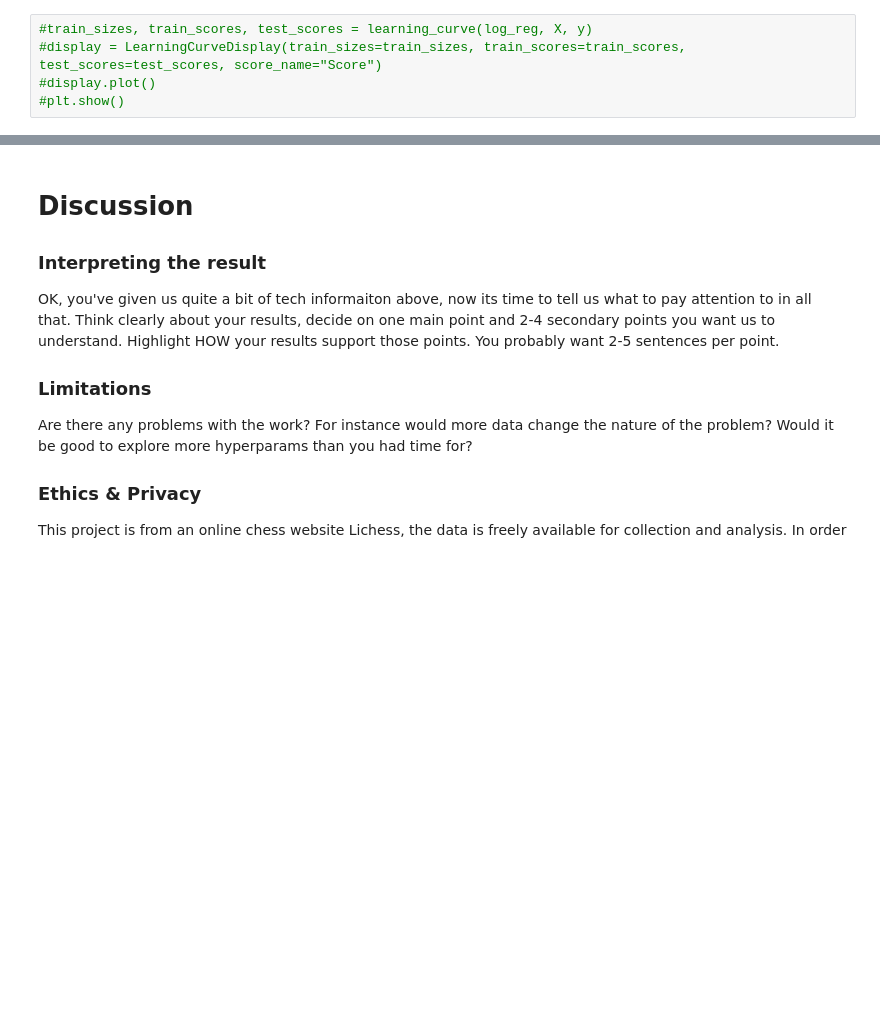
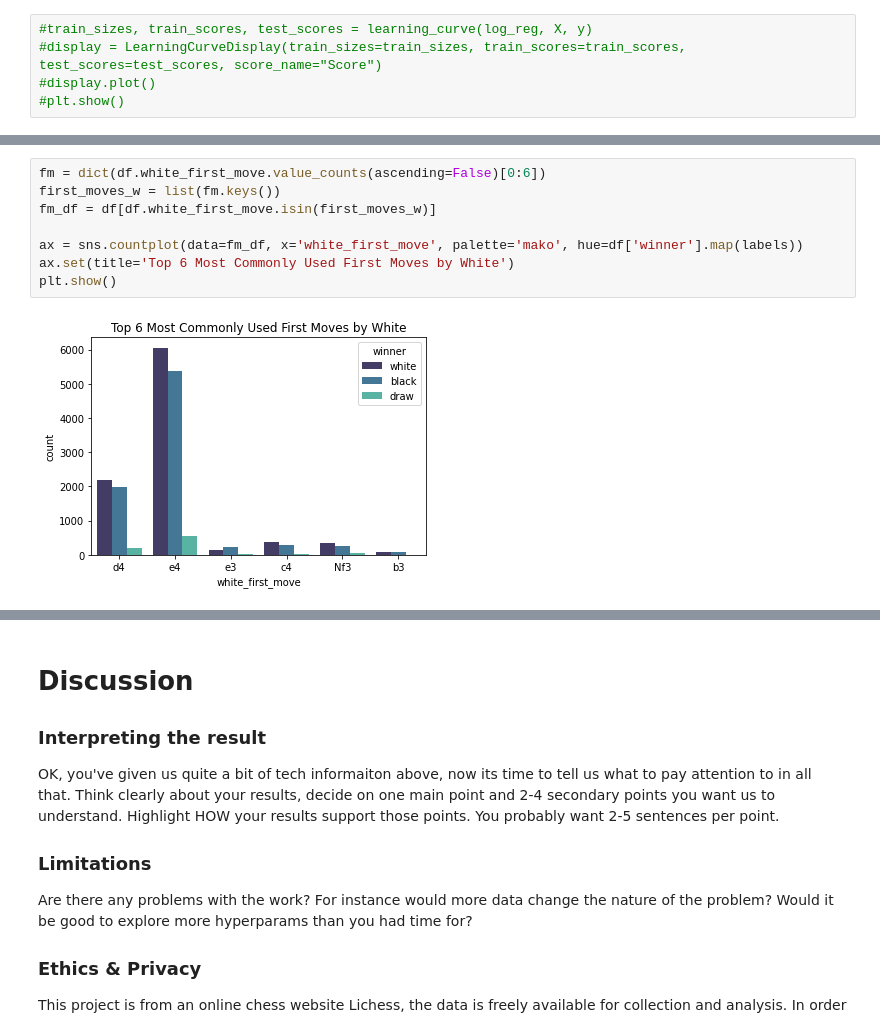
Before and after one commit to kalampark/Lichess-analysis-and-winner-prediction, a Jupyter notebook: FinalProjectGroup037-Wi23.ipynb, the cells around one changed output, grey strips where cells are left out. Saved outputs shown, nothing was run; the diff lists cells and outputs as text; blank space fills up the shorter version.

```diff
--- a/FinalProjectGroup037-Wi23.ipynb
+++ b/FinalProjectGroup037-Wi23.ipynb
@@ -420,0 +463,10 @@ Maybe you do model selection again, but using a different kind of metric than be
+# %%
+fm = dict(df.white_first_move.value_counts(ascending=False)[0:6])
+first_moves_w = list(fm.keys())
+fm_df = df[df.white_first_move.isin(first_moves_w)]
+
+ax = sns.countplot(data=fm_df, x='white_first_move', palette='mako', hue=df['winner'].map(labels))
+ax.set(title='Top 6 Most Commonly Used First Moves by White')
+plt.show()
+# %% [output]
+[figure, added]
```
Also changed, not shown: parts of 26 cells of this notebook.
